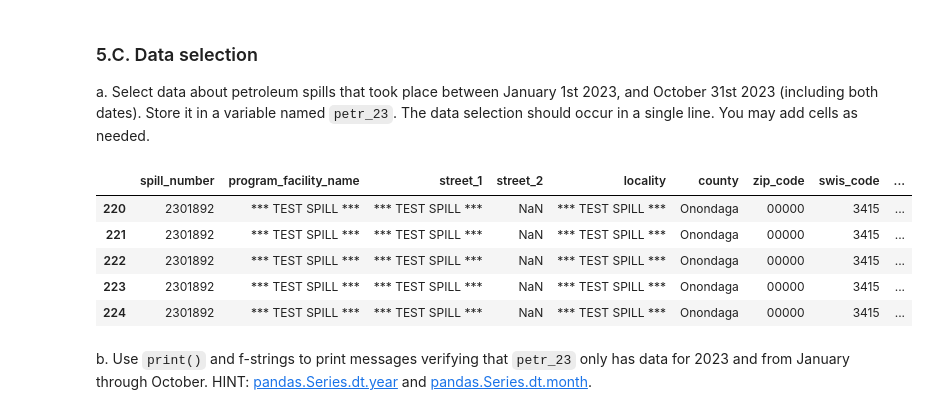
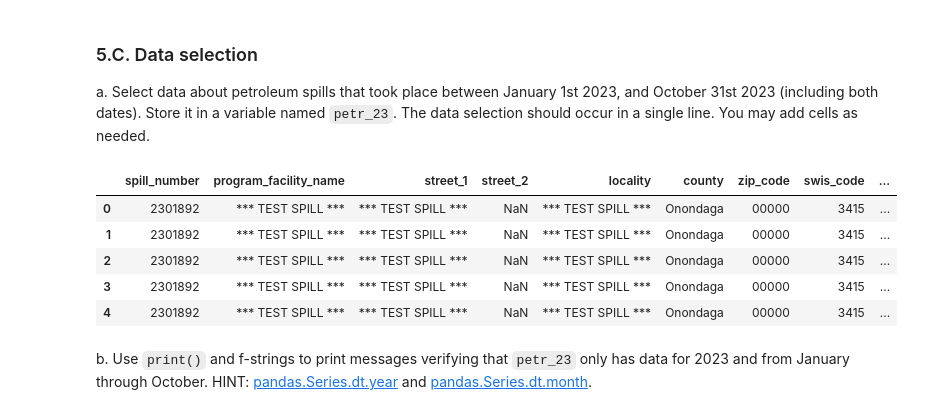
Before and after one commit to evajnewby/eds220-hwk3, a Jupyter notebook: hwk3-task2-oil-spills.ipynb, the cells around one changed output. Cells and saved outputs as stored; diff of their text form; code cells hidden in the pictures.

```diff
--- a/hwk3-task2-oil-spills.ipynb
+++ b/hwk3-task2-oil-spills.ipynb
@@ -218,20 +218,24 @@ a. Select data about petroleum spills that took place between January 1st 2023,
 # %%
 # a. Make a subset of petroleum spills with specified date range:
 # Specified date range
 petr_23 = spills[(spills['spill_date'] >= '2023-01-01') & (spills['spill_date'] <= '2023-10-31')]
 
 # Subset of petroleum spills
-petr_23 = petr_23[spills['material_family'] == 'Petroleum']
+petr_23 = petr_23.loc[spills['material_family'] == 'Petroleum']
+
+# reset index:
+spills = spills.reset_index(drop=True)
+petr_23 = petr_23.reset_index(drop=True)
 
 # Check data frame
 petr_23.head()
 # %% [output]
 |  | spill_number | program_facility_name | street_1 | street_2 | locality | county | zip_code | swis_code | ... |
-| 220 | 2301892 | *** TEST SPILL *** | *** TEST SPILL *** | NaN | *** TEST SPILL *** | Onondaga | 00000 | 3415 | ... |
-| 221 | 2301892 | *** TEST SPILL *** | *** TEST SPILL *** | NaN | *** TEST SPILL *** | Onondaga | 00000 | 3415 | ... |
-| 222 | 2301892 | *** TEST SPILL *** | *** TEST SPILL *** | NaN | *** TEST SPILL *** | Onondaga | 00000 | 3415 | ... |
-| 223 | 2301892 | *** TEST SPILL *** | *** TEST SPILL *** | NaN | *** TEST SPILL *** | Onondaga | 00000 | 3415 | ... |
-| 224 | 2301892 | *** TEST SPILL *** | *** TEST SPILL *** | NaN | *** TEST SPILL *** | Onondaga | 00000 | 3415 | ... |
+| 0 | 2301892 | *** TEST SPILL *** | *** TEST SPILL *** | NaN | *** TEST SPILL *** | Onondaga | 00000 | 3415 | ... |
+| 1 | 2301892 | *** TEST SPILL *** | *** TEST SPILL *** | NaN | *** TEST SPILL *** | Onondaga | 00000 | 3415 | ... |
+| 2 | 2301892 | *** TEST SPILL *** | *** TEST SPILL *** | NaN | *** TEST SPILL *** | Onondaga | 00000 | 3415 | ... |
+| 3 | 2301892 | *** TEST SPILL *** | *** TEST SPILL *** | NaN | *** TEST SPILL *** | Onondaga | 00000 | 3415 | ... |
+| 4 | 2301892 | *** TEST SPILL *** | *** TEST SPILL *** | NaN | *** TEST SPILL *** | Onondaga | 00000 | 3415 | ... |
 # %% [markdown]
 <!-- BEGIN QUESTION -->
 
```
Also changed, not shown: parts of 9 cells of this notebook.
